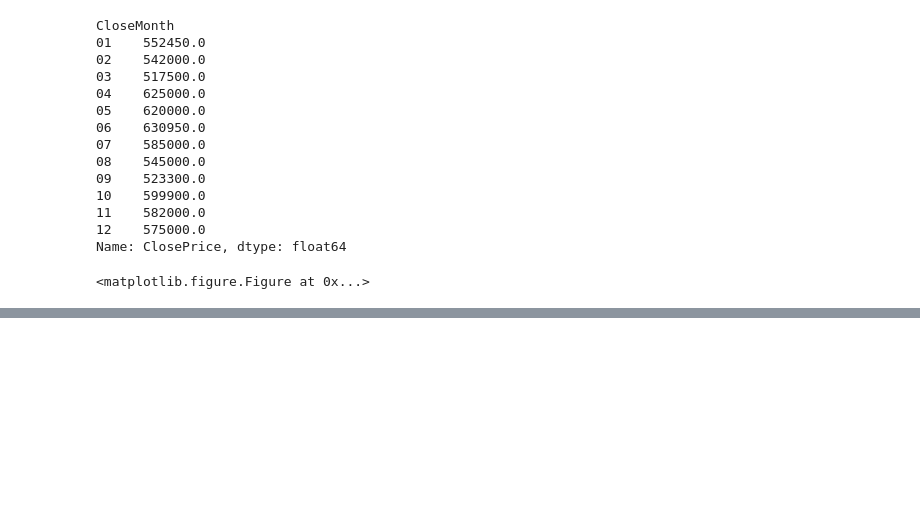
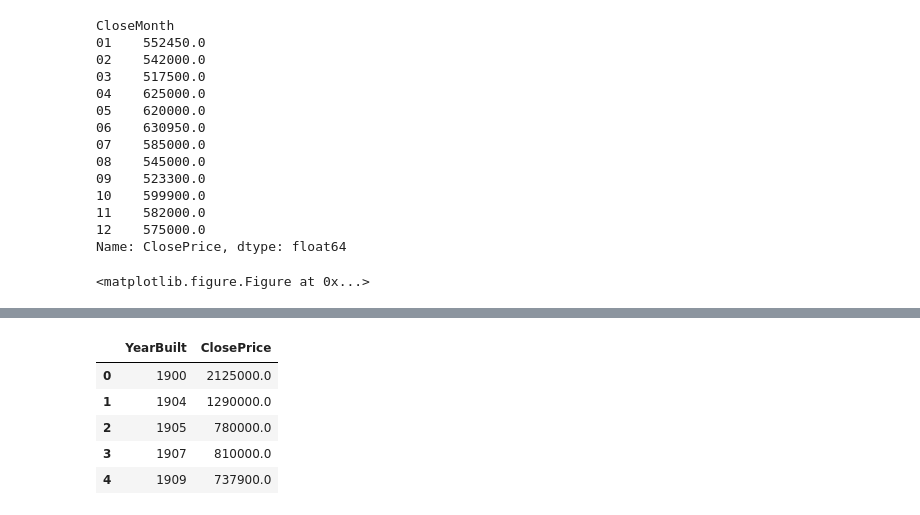
Before and after one commit to AMRiehle/gwu-python-project, a Jupyter notebook: ModeMedianMean.ipynb, the cells around one changed output, grey strips where cells are left out. Drawn from its saved outputs; the diff is of its cells as text; code cells hidden in the pictures; blank space fills up the shorter version.

```diff
--- a/ModeMedianMean.ipynb
+++ b/ModeMedianMean.ipynb
@@ -111,0 +112,11 @@ plt.show()
+# %%
+builtyear=house_df.groupby("YearBuilt").mean()["ClosePrice"]
+builtyear=builtyear.reset_index()
+builtyear.head()
+# %% [output]
+|  | YearBuilt | ClosePrice |
+| 0 | 1900 | 2125000.0 |
+| 1 | 1904 | 1290000.0 |
+| 2 | 1905 | 780000.0 |
+| 3 | 1907 | 810000.0 |
+| 4 | 1909 | 737900.0 |
```
Also changed, not shown: parts of 4 cells of this notebook.
